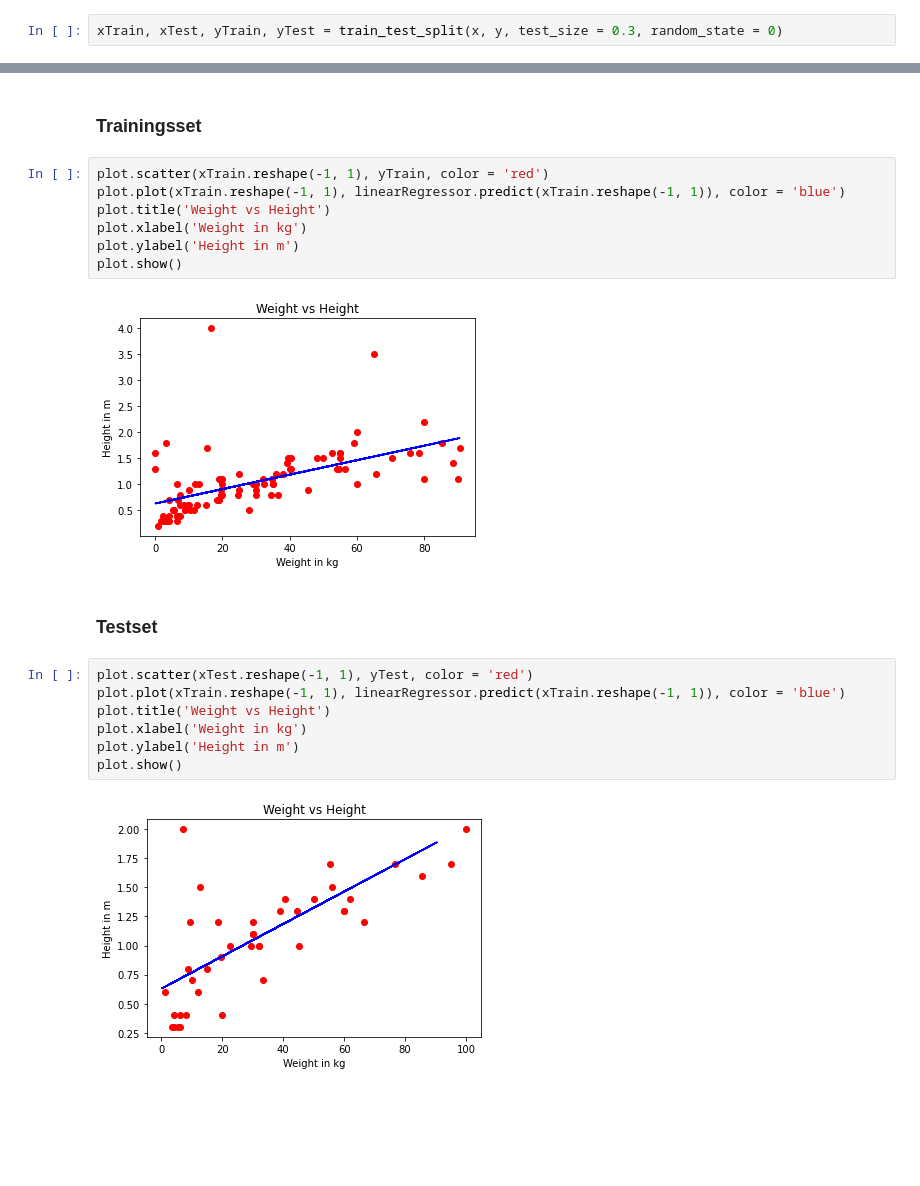
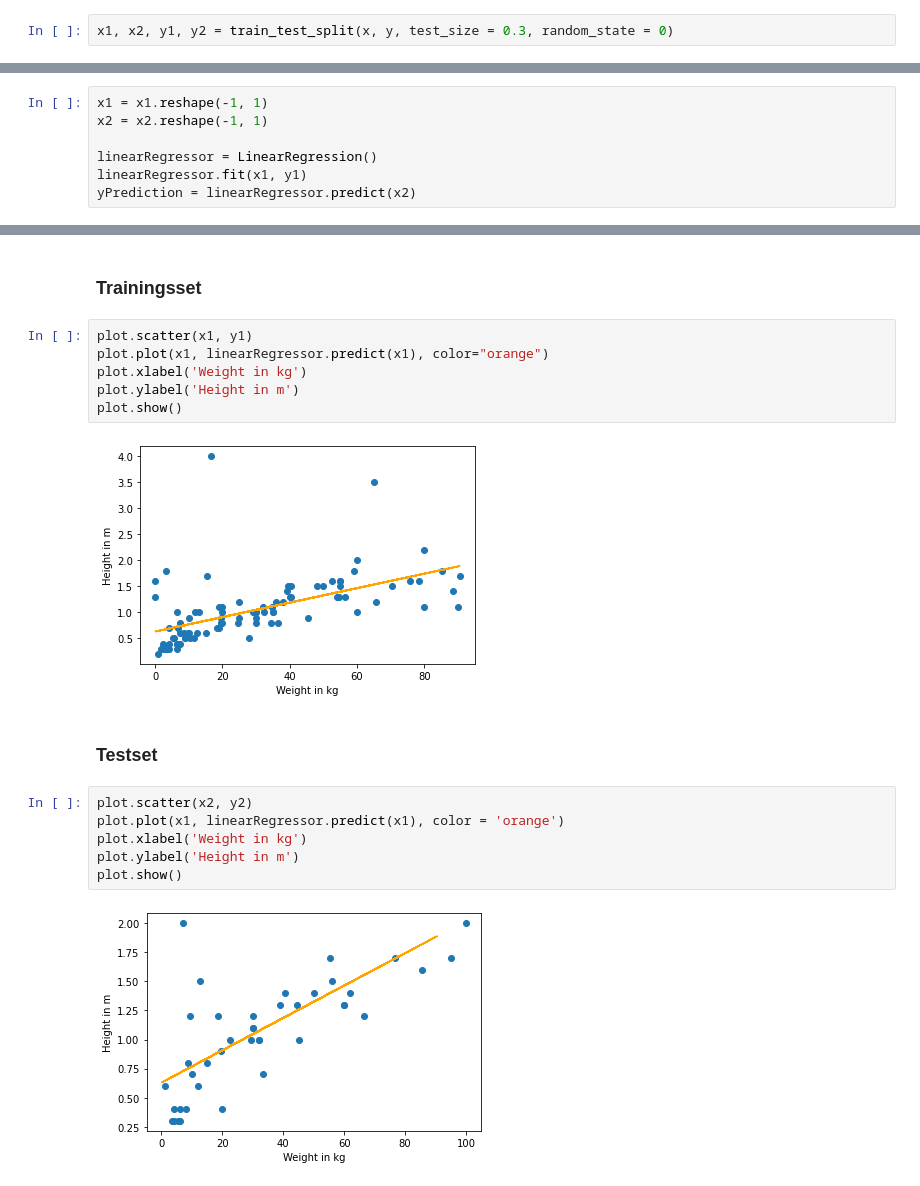
Before and after one commit to Fleija/data-science, a Jupyter notebook: Exercise 9/exercise-1.ipynb, the cells around one changed output, grey strips where cells are left out. Saved outputs shown, nothing was run; the diff lists cells and outputs as text; blank space fills up the shorter version.

```diff
--- a/Exercise 9/exercise-1.ipynb
+++ b/Exercise 9/exercise-1.ipynb
@@ -77,6 +74,6 @@ print(y)
 # %% [markdown]
 Das Dataset wird dann in einen Test- und einen Trainingsdatensatz aufgeteilt. Hierfür werden 30% der Daten für die Testdaten angegeben (test_size = 0.3)
 # %%
-xTrain, xTest, yTrain, yTest = train_test_split(x, y, test_size = 0.3, random_state = 0)
+x1, x2, y1, y2 = train_test_split(x, y, test_size = 0.3, random_state = 0)
 # %% [markdown]
 Anschließend wird die lineare Regression berechnet. Hierfür muss die xTrain-Variable reshaped werden, da .fit() ein zweidimensinoales Array erwartet.
@@ -87,24 +80,29 @@ yPrediction = linearRegressor.predict(xTest.reshape(-1, 1))
+# %%
+x1 = x1.reshape(-1, 1)
+x2 = x2.reshape(-1, 1)
+
+linearRegressor = LinearRegression()
+linearRegressor.fit(x1, y1)
+yPrediction = linearRegressor.predict(x2)
 # %% [markdown]
 Die Ergebnisse der Berechnung können nun in einem neuen Plot aufgetragen werden. Hierfür wird ein Plot mit Daten als rote Punkte dargestellt. Anschließend wird ein Plot in Linienform auf Basis der linearen Regression erstellt nd blau gefärbt. Dann werden Titel und Beschriftungen der Achsen angegeben und anschließend gezeichnet.
 # %% [markdown]
 ### Trainingsset
 # %%
-plot.scatter(xTrain.reshape(-1, 1), yTrain, color = 'red')
-plot.plot(xTrain.reshape(-1, 1), linearRegressor.predict(xTrain.reshape(-1, 1)), color = 'blue')
-plot.title('Weight vs Height')
+plot.scatter(x1, y1)
+plot.plot(x1, linearRegressor.predict(x1), color="orange")
 plot.xlabel('Weight in kg')
 plot.ylabel('Height in m')
 plot.show()
 # %% [output]
-[figure, old version]
+[figure, new version]
 # %% [markdown]
 ### Testset
 # %%
-plot.scatter(xTest.reshape(-1, 1), yTest, color = 'red')
-plot.plot(xTrain.reshape(-1, 1), linearRegressor.predict(xTrain.reshape(-1, 1)), color = 'blue')
-plot.title('Weight vs Height')
+plot.scatter(x2, y2)
+plot.plot(x1, linearRegressor.predict(x1), color = 'orange')
 plot.xlabel('Weight in kg')
 plot.ylabel('Height in m')
 plot.show()
 # %% [output]
-[figure, old version]
+[figure, new version]
```
Also changed, not shown: parts of 3 cells of this notebook.
